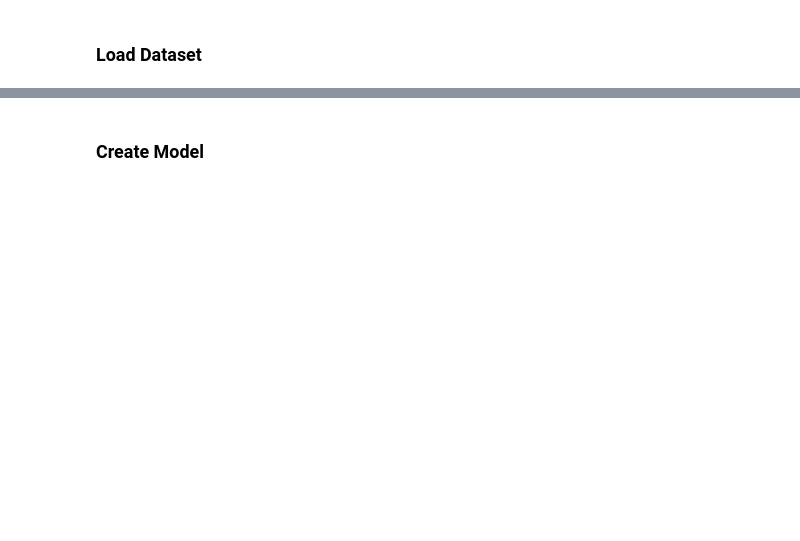
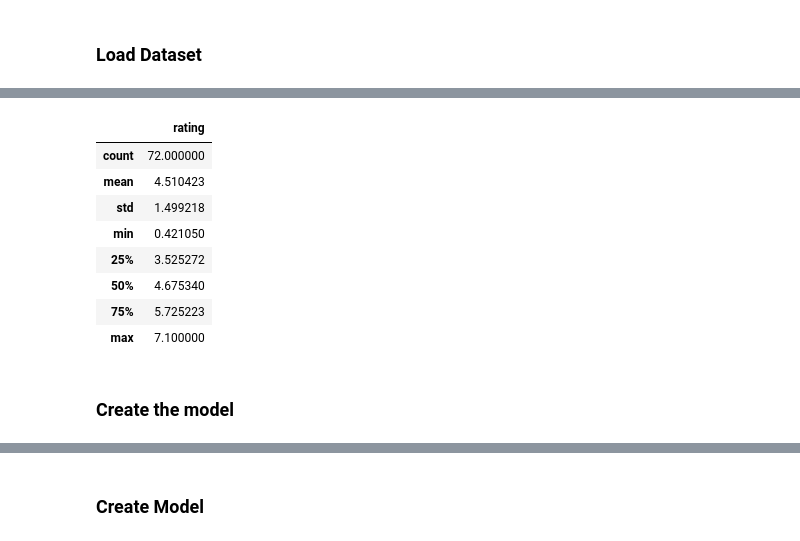
Before and after one commit to maindolaamit/nima, a Jupyter notebook: notebooks/tid_train_model.ipynb, the cells around one changed output, grey strips where cells are left out. Drawn from its saved outputs; the diff is of its cells as text; code cells hidden in the pictures; blank space fills up the shorter version.

```diff
--- a/notebooks/tid_train_model.ipynb
+++ b/notebooks/tid_train_model.ipynb
@@ -55,0 +91,14 @@ Training length : 66, Validation length : 29, Test size : 5
+# %%
+df_train.describe()
+# %% [output]
+|  | rating |
+| count | 72.000000 |
+| mean | 4.510423 |
+| std | 1.499218 |
+| min | 0.421050 |
+| 25% | 3.525272 |
+| 50% | 4.675340 |
+| 75% | 5.725223 |
+| max | 7.100000 |
+# %% [markdown]
+### Create the model
```
Also changed, not shown: parts of 22 cells of this notebook, 5 other files.
